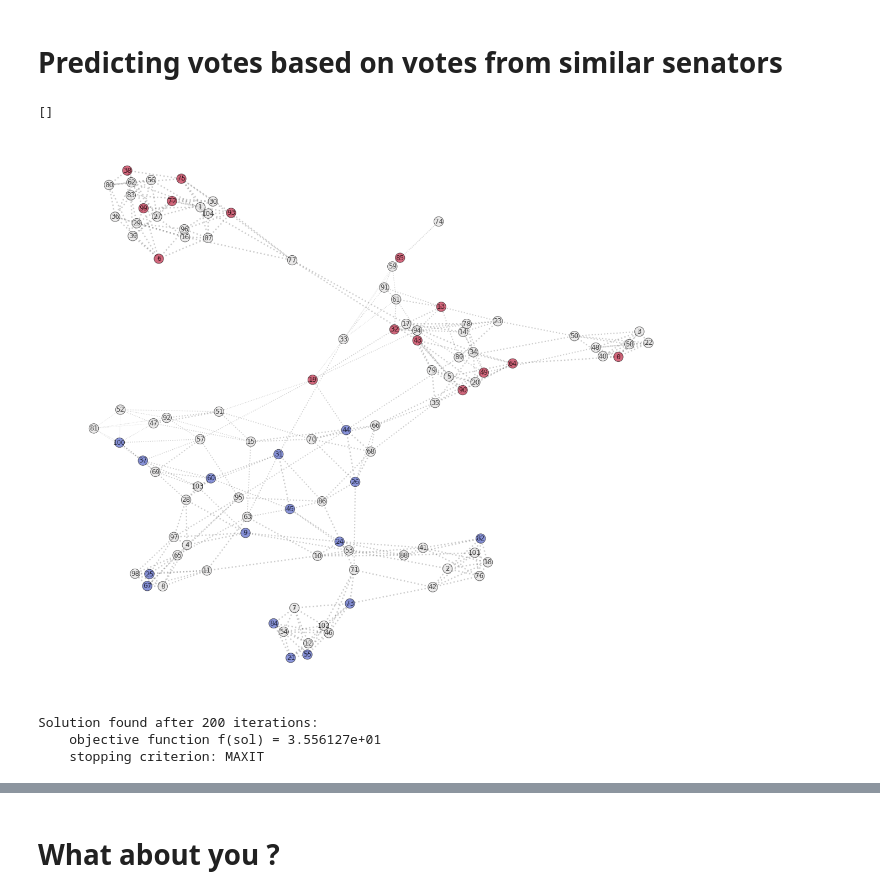
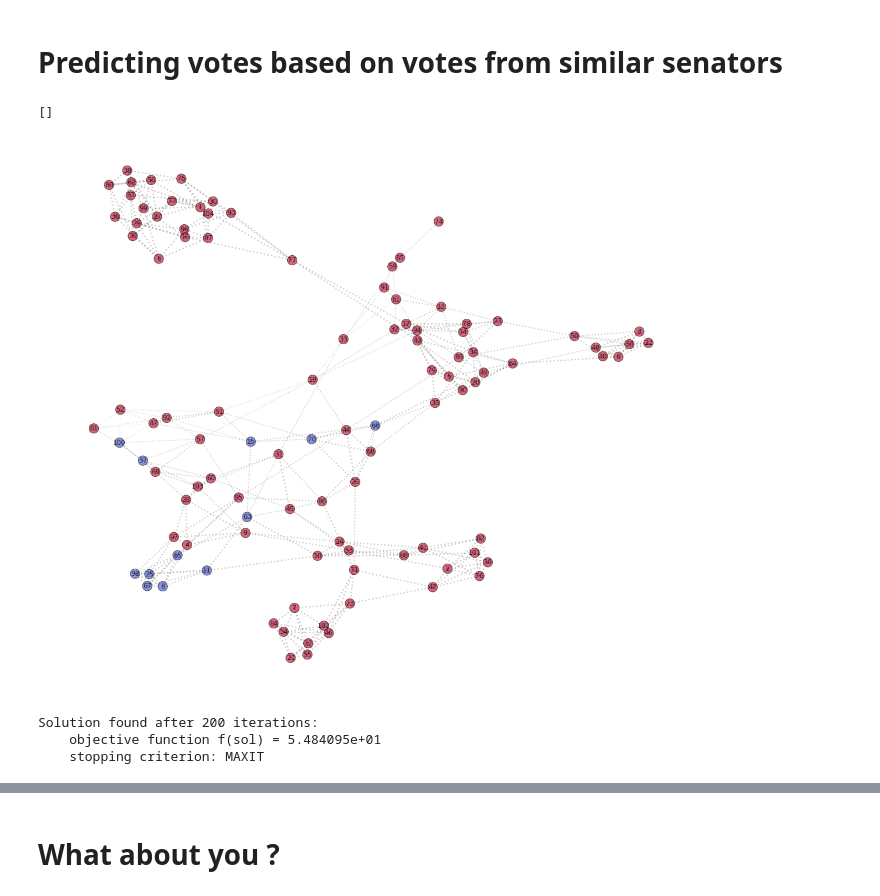
Before and after one commit to lkiel/US-Senators, a Jupyter notebook: Project Demonstration.ipynb, the cells around one changed output, grey strips where cells are left out. Drawn from its saved outputs; the diff is of its cells as text; code cells hidden in the pictures.

Commit message:
Implement vanilla vote prediction by transducive learning

```diff
--- a/Project Demonstration.ipynb
+++ b/Project Demonstration.ipynb
@@ -46,7 +46,7 @@ Index(['A000360', 'B000575', 'B000944', 'B001135', 'B001230', 'B001236',
 # %% [markdown]
 ## Building the similarity graph
 # %%
-features = [votes.values]
+features = [votes.values[:,:]]
 weights = [1]
 sparsification_functions = [lambda arg : sparsify_with_limit(sparsify_with_max_neighbors(arg, 6),0.55)]
 
@@ -178,29 +197,33 @@ Text(-0.0198171,-0.15,'You')
 # Predicting votes based on votes from similar senators
 # %%
 # Binarize labels
-labels_bin = labels.copy()
-labels_bin[labels > 0.1] = -1
-labels_bin[labels <= 0.1] = 1
-labels_bin
 
+def get_labels(feature_vector):
+    labels = feature_vector.copy()
+    labels[labels>=0] = 1
+    labels[labels<0] = -1
+
+    return labels
+
+labels_bin = get_labels(votes.values[:,votes.values.shape[1]-1])
 n = len(labels)
 
 mn_ratio = 0.3 # Ratio of node labels to keep
 m = int(mn_ratio * n)  # Number of measurements.
 
 def get_mask(m):
     idx = np.random.choice(np.arange(n),m,replace=False)
     w = np.zeros(n)
     w[idx] = 1
     return w
 
 w = get_mask(m)
 
 plt.figure(figsize=(20,18))
-plot_signal(adjacency, w*labels_bin, scale=[-1,1], colormap=plt.get_cmap('coolwarm'))
+plot_signal(adjacency, labels_bin, scale=[-1,1], colormap=plt.get_cmap('coolwarm'))
 # %% [output]
 []
-[figure, old version]
+[figure, new version]
 # %%
 G = graphs.Graph(adjacency)
 G.set_coordinates('spring', seed=2018)
@@ -215,7 +238,7 @@ threshold = 0
 sol_2norm_bin = get_thresholded_values(sol_2norm_min,threshold)
 # %% [output]
 Solution found after 200 iterations:
-    objective function f(sol) = 3.556127e+01
+    objective function f(sol) = 5.484095e+01
     stopping criterion: MAXIT
 # %%
 plt.figure(figsize=(20,18))
```
Also changed, not shown: parts of 3 cells of this notebook, 1 other file.
